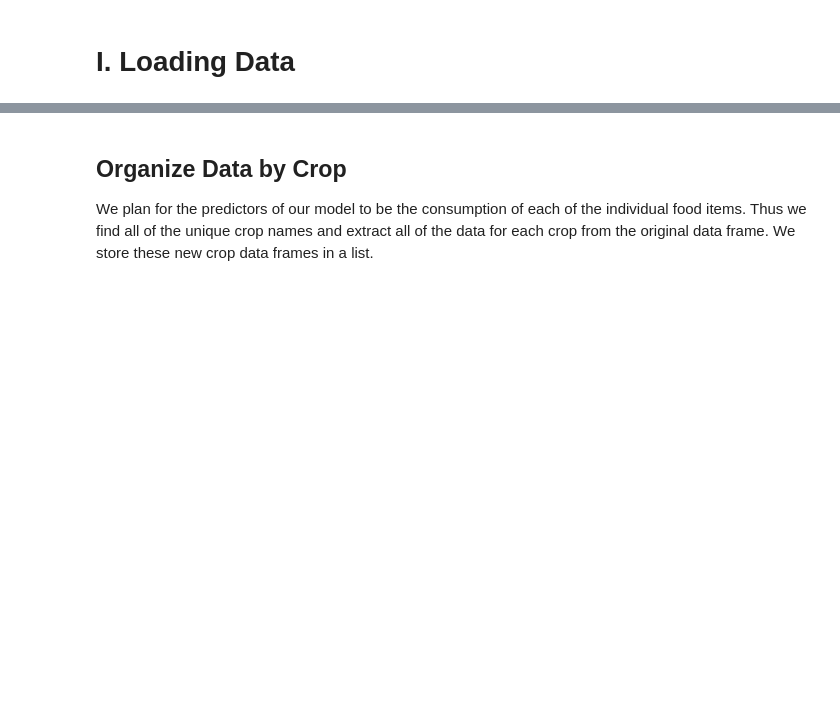
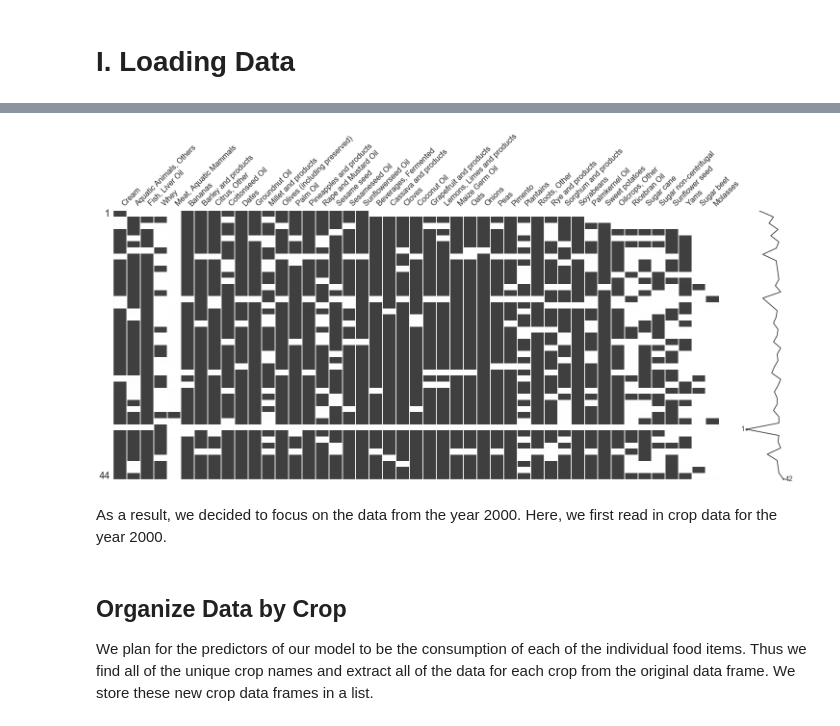
Before and after one commit to angierao/cs109a-project, a Jupyter notebook: missing data imputation.ipynb, the cells around one changed output, grey strips where cells are left out. Saved outputs shown, nothing was run; the diff lists cells and outputs as text; code cells hidden in the pictures; blank space fills up the shorter version.

```diff
--- a/missing data imputation.ipynb
+++ b/missing data imputation.ipynb
@@ -12,3 +37,9 @@ After surveying the food data, we found that there were many more missing data p
+# %%
+Image(filename="img/missingdata_2012.png", width = 700)
+# %% [output]
+[figure, added]
+# %% [markdown]
+As a result, we decided to focus on the data from the year 2000. Here, we first read in crop data for the year 2000.
 # %%
 # read in crops
 allcrops_2000 = pd.read_csv('datasets/allcrops_2000.csv')
```
Also changed, not shown: parts of 15 cells of this notebook.
